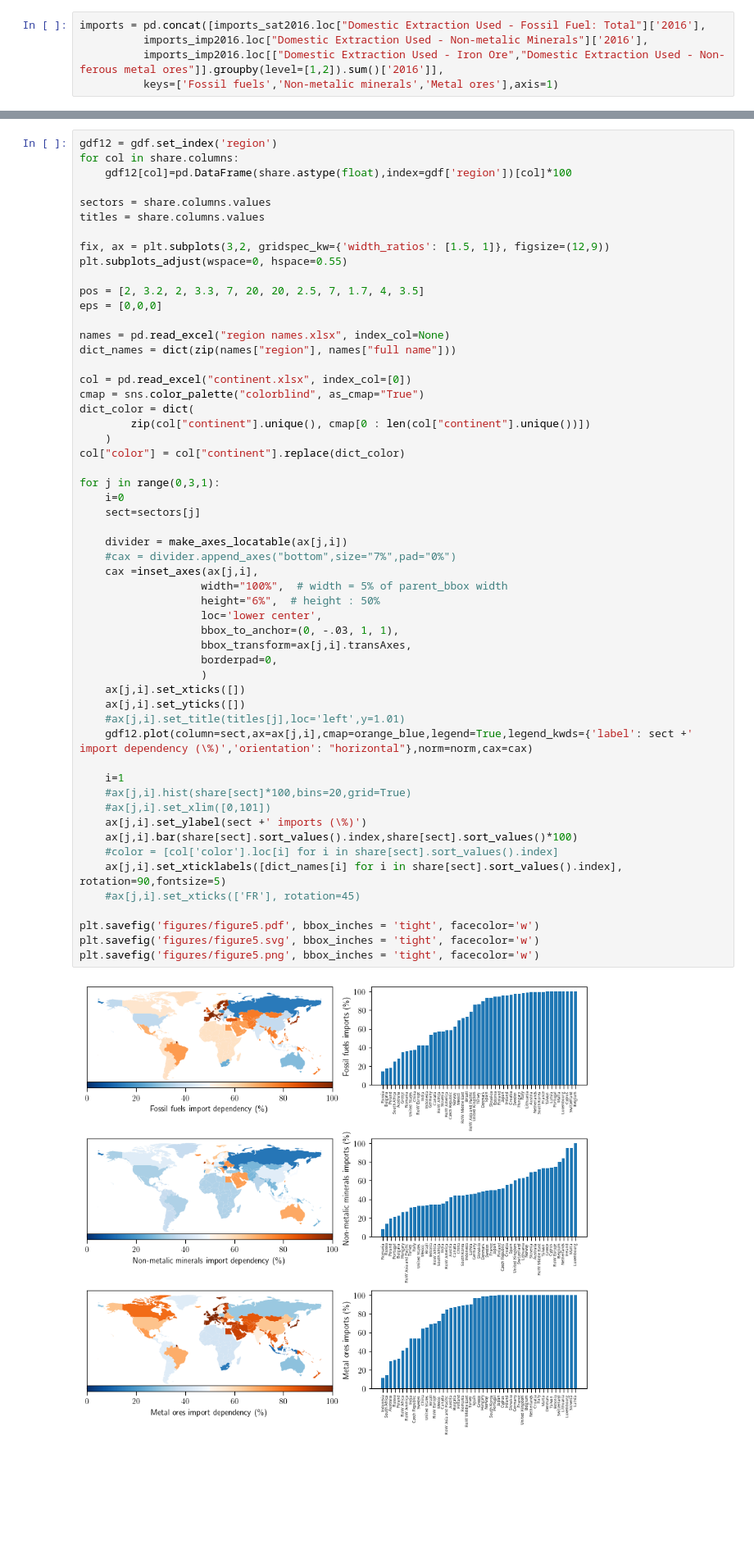
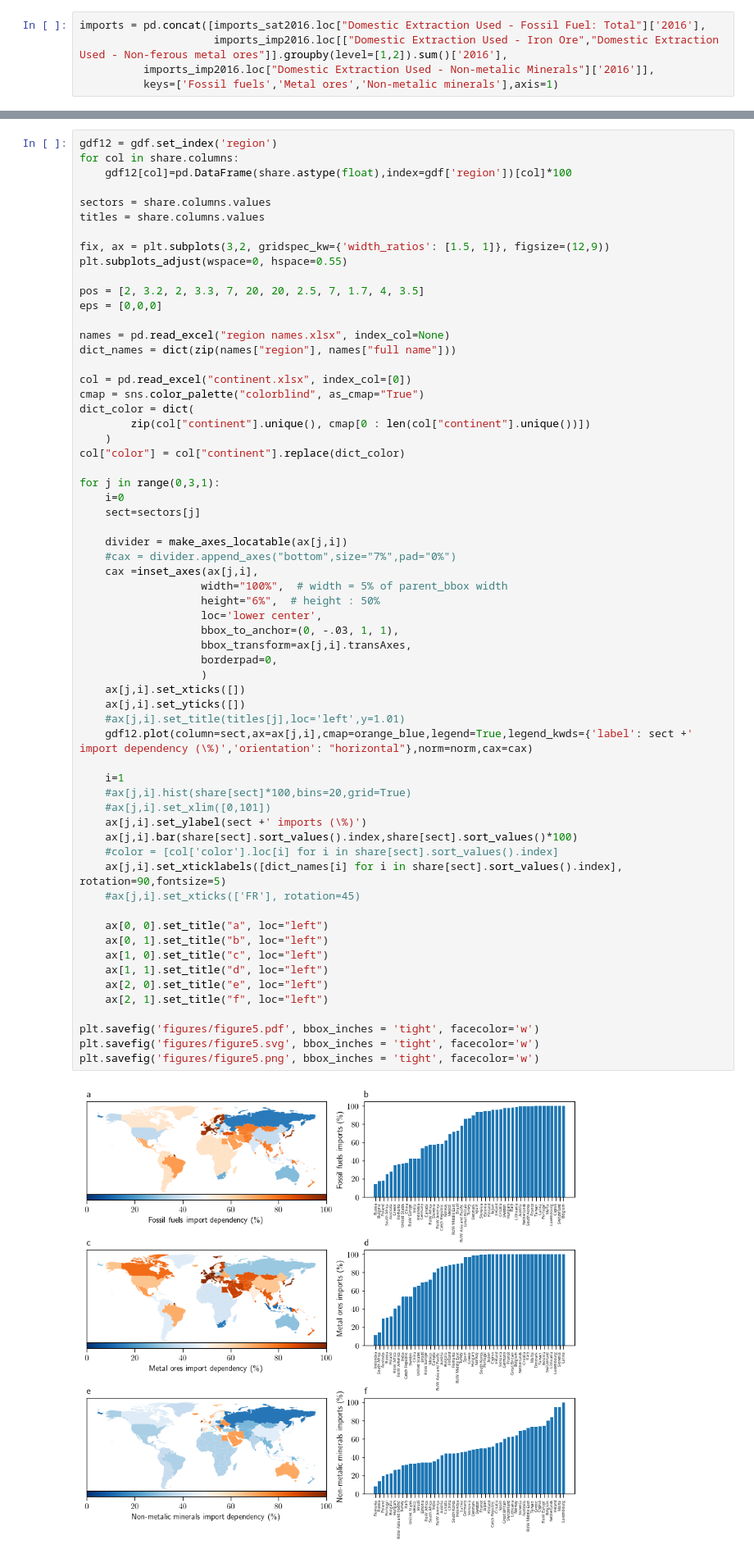
Before and after one commit to baptiste-an/Energy-and-HAQ, a Jupyter notebook: health.ipynb, the cells around one changed output, grey strips where cells are left out. Shown at 82% size. Drawn from its saved outputs; the diff is of its cells as text; blank space fills up the shorter version.

```diff
--- a/health.ipynb
+++ b/health.ipynb
@@ -119,9 +119,9 @@ imports_sat2016 = pd.read_csv('imports_sat2016.csv',index_col=[2,1,0])
 imports_imp2016 = pd.read_csv('imports_imp2016.csv',index_col=[2,1,0])
 # %%
 imports = pd.concat([imports_sat2016.loc["Domestic Extraction Used - Fossil Fuel: Total"]['2016'],
-          imports_imp2016.loc["Domestic Extraction Used - Non-metalic Minerals"]['2016'],
-          imports_imp2016.loc[["Domestic Extraction Used - Iron Ore","Domestic Extraction Used - Non-ferous metal ores"]].groupby(level=[1,2]).sum()['2016']],
-          keys=['Fossil fuels','Non-metalic minerals','Metal ores'],axis=1)
+                     imports_imp2016.loc[["Domestic Extraction Used - Iron Ore","Domestic Extraction Used - Non-ferous metal ores"]].groupby(level=[1,2]).sum()['2016'],
+          imports_imp2016.loc["Domestic Extraction Used - Non-metalic Minerals"]['2016']],
+          keys=['Fossil fuels','Metal ores','Non-metalic minerals'],axis=1)
 # %%
 share = pd.DataFrame([],columns=imports.columns,index=imports.unstack().index)
 for ext in imports.columns:
@@ -156,31 +156,38 @@ for j in range(0,3,1):
     sect=sectors[j]
 
     divider = make_axes_locatable(ax[j,i])
     #cax = divider.append_axes("bottom",size="7%",pad="0%")
     cax =inset_axes(ax[j,i],
                    width="100%",  # width = 5% of parent_bbox width
                    height="6%",  # height : 50%
                    loc='lower center',
                    bbox_to_anchor=(0, -.03, 1, 1),
                    bbox_transform=ax[j,i].transAxes,
                    borderpad=0,
                    )
     ax[j,i].set_xticks([])
     ax[j,i].set_yticks([])
     #ax[j,i].set_title(titles[j],loc='left',y=1.01)
     gdf12.plot(column=sect,ax=ax[j,i],cmap=orange_blue,legend=True,legend_kwds={'label': sect +' import dependency (\%)','orientation': "horizontal"},norm=norm,cax=cax)
 
     i=1
     #ax[j,i].hist(share[sect]*100,bins=20,grid=True)
     #ax[j,i].set_xlim([0,101])
     ax[j,i].set_ylabel(sect +' imports (\%)')
     ax[j,i].bar(share[sect].sort_values().index,share[sect].sort_values()*100)
     #color = [col['color'].loc[i] for i in share[sect].sort_values().index]
     ax[j,i].set_xticklabels([dict_names[i] for i in share[sect].sort_values().index], rotation=90,fontsize=5)
     #ax[j,i].set_xticks(['FR'], rotation=45)
 
+    ax[0, 0].set_title("a", loc="left")
+    ax[0, 1].set_title("b", loc="left")
+    ax[1, 0].set_title("c", loc="left")
+    ax[1, 1].set_title("d", loc="left")
+    ax[2, 0].set_title("e", loc="left")
+    ax[2, 1].set_title("f", loc="left")
+
 plt.savefig('figures/figure5.pdf', bbox_inches = 'tight', facecolor='w')
 plt.savefig('figures/figure5.svg', bbox_inches = 'tight', facecolor='w')
 plt.savefig('figures/figure5.png', bbox_inches = 'tight', facecolor='w')
 # %% [output]
-[figure, old version]
+[figure, new version]
```
Also changed, not shown: parts of 8 cells of this notebook, 20 other files.
